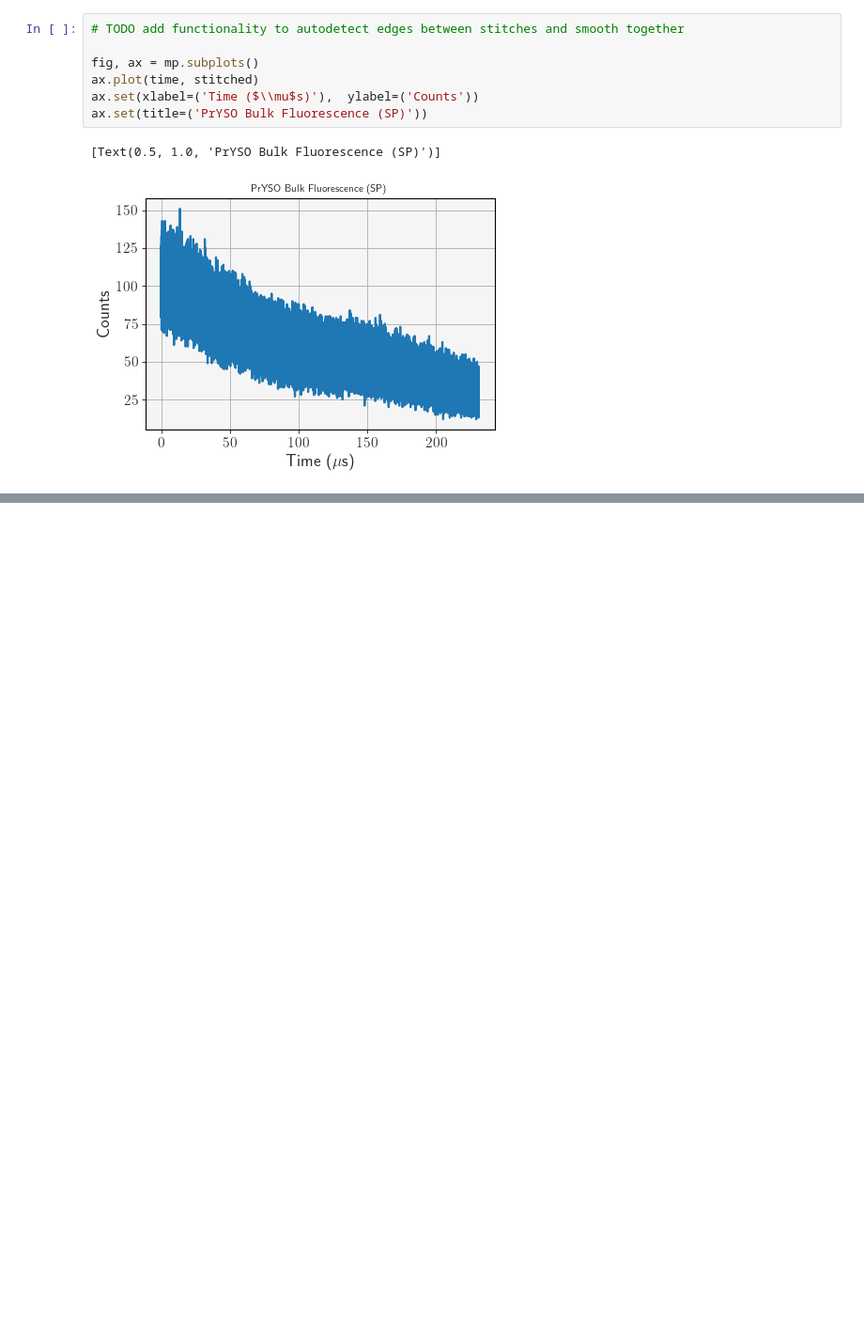
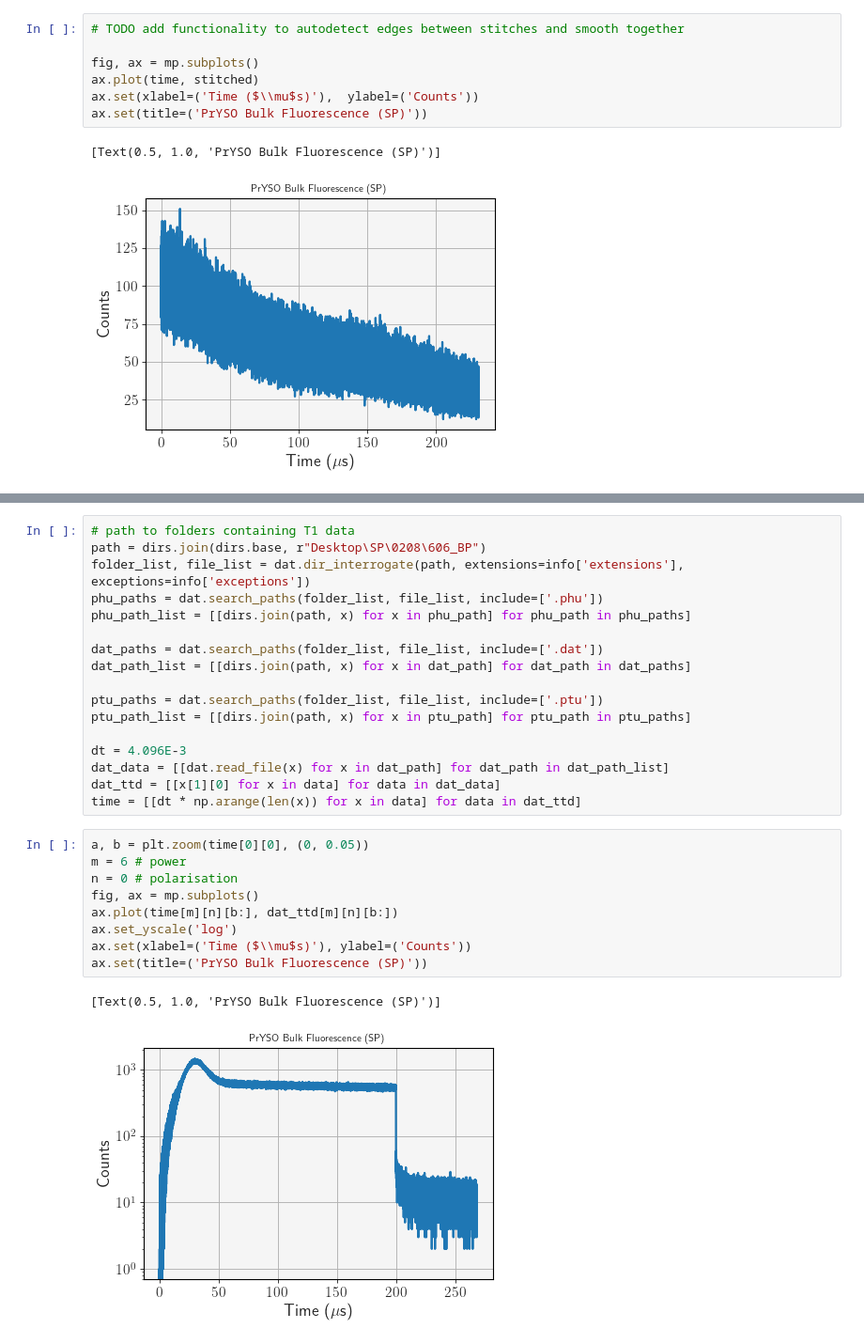
Before and after one commit to SMK-UK/Lifetime, a Jupyter notebook: T1/SP/main.ipynb, the cells around one changed output, grey strips where cells are left out. Shown: that part at 94% size. Drawn from its saved outputs; the diff is of its cells as text; blank space fills up the shorter version.

```diff
--- a/T1/SP/main.ipynb
+++ b/T1/SP/main.ipynb
@@ -178,0 +82,29 @@ ax.plot(time, exp_decay(np.array(time), *try_fit[0]))
+# %%
+# path to folders containing T1 data
+path = dirs.join(dirs.base, r"Desktop\SP\0208\606_BP")
+folder_list, file_list = dat.dir_interrogate(path, extensions=info['extensions'], exceptions=info['exceptions'])
+phu_paths = dat.search_paths(folder_list, file_list, include=['.phu'])
+phu_path_list = [[dirs.join(path, x) for x in phu_path] for phu_path in phu_paths]
+
+dat_paths = dat.search_paths(folder_list, file_list, include=['.dat'])
+dat_path_list = [[dirs.join(path, x) for x in dat_path] for dat_path in dat_paths]
+
+ptu_paths = dat.search_paths(folder_list, file_list, include=['.ptu'])
+ptu_path_list = [[dirs.join(path, x) for x in ptu_path] for ptu_path in ptu_paths]
+
+dt = 4.096E-3
+dat_data = [[dat.read_file(x) for x in dat_path] for dat_path in dat_path_list]
+dat_ttd = [[x[1][0] for x in data] for data in dat_data]
+time = [[dt * np.arange(len(x)) for x in data] for data in dat_ttd]
+# %%
+a, b = plt.zoom(time[0][0], (0, 0.05))
+m = 6 # power
+n = 0 # polarisation
+fig, ax = mp.subplots()
+ax.plot(time[m][n][b:], dat_ttd[m][n][b:])
+ax.set_yscale('log')
+ax.set(xlabel=('Time ($\\mu$s)'), ylabel=('Counts'))
+ax.set(title=('PrYSO Bulk Fluorescence (SP)'))
+# %% [output]
+[Text(0.5, 1.0, 'PrYSO Bulk Fluorescence (SP)')]
+[figure, added]
```
Also changed, not shown: parts of 11 cells of this notebook, 5 other files.
